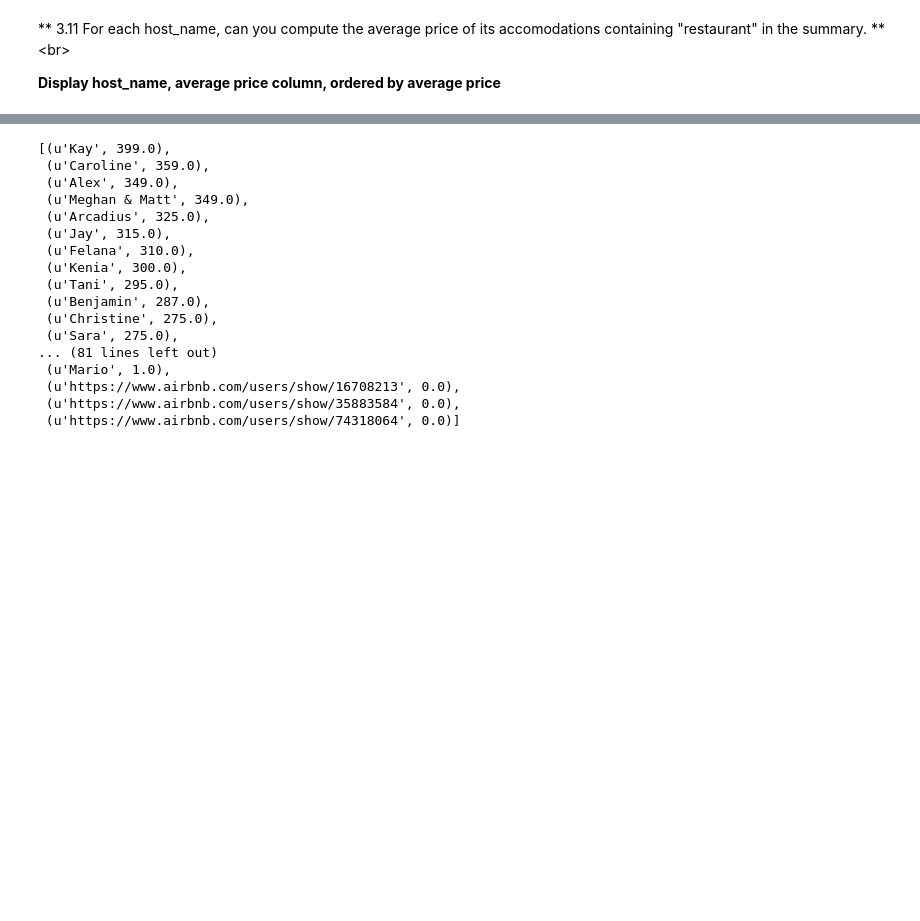
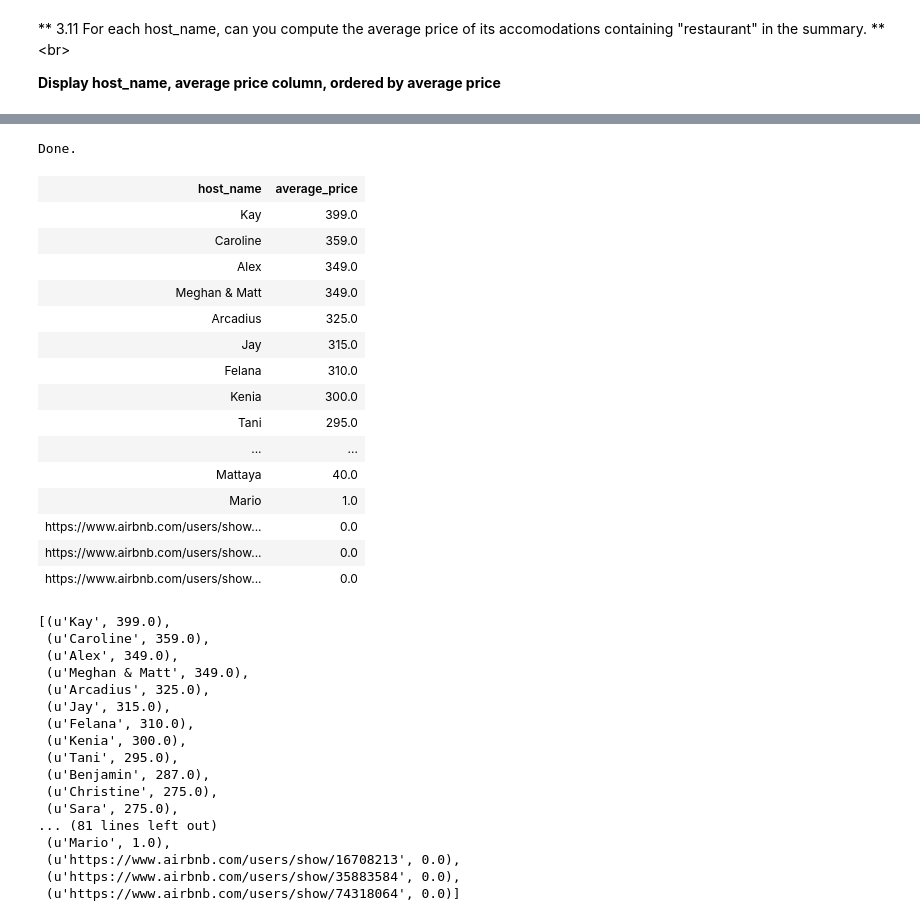
Before and after one commit to MSBGDA/STAT-S502-Data-Management-and-Analytics, a Jupyter notebook: 2.RelationalDatabase/RelationalDatabase.ipynb, the cells around one changed output, grey strips where cells are left out. Cells and saved outputs as stored; diff of their text form; code cells hidden in the pictures; blank space fills up the shorter version.

```diff
--- a/2.RelationalDatabase/RelationalDatabase.ipynb
+++ b/2.RelationalDatabase/RelationalDatabase.ipynb
@@ -394,3 +379,24 @@ Done.
+# %%
+%%sql SELECT host_name, AVG(price) as average_price FROM listings WHERE summary LIKE '%restaurant%'
+GROUP BY host_name ORDER BY average_price desc
+# %% [output]
+Done.
+| host_name | average_price |
+| Kay | 399.0 |
+| Caroline | 359.0 |
+| Alex | 349.0 |
+| Meghan & Matt | 349.0 |
+| Arcadius | 325.0 |
+| Jay | 315.0 |
+| Felana | 310.0 |
+| Kenia | 300.0 |
+| Tani | 295.0 |
+| ... | ... |
+| Mattaya | 40.0 |
+| Mario | 1.0 |
+| https://www.airbnb.com/users/show... | 0.0 |
+| https://www.airbnb.com/users/show... | 0.0 |
+| https://www.airbnb.com/users/show... | 0.0 |
 # %%
 c.execute("SELECT host_name, AVG(price) as average_price FROM listings WHERE summary LIKE '%restaurant%' \
 GROUP BY host_name ORDER BY average_price desc").fetchall()
```
Also changed, not shown: parts of 5 cells of this notebook.
